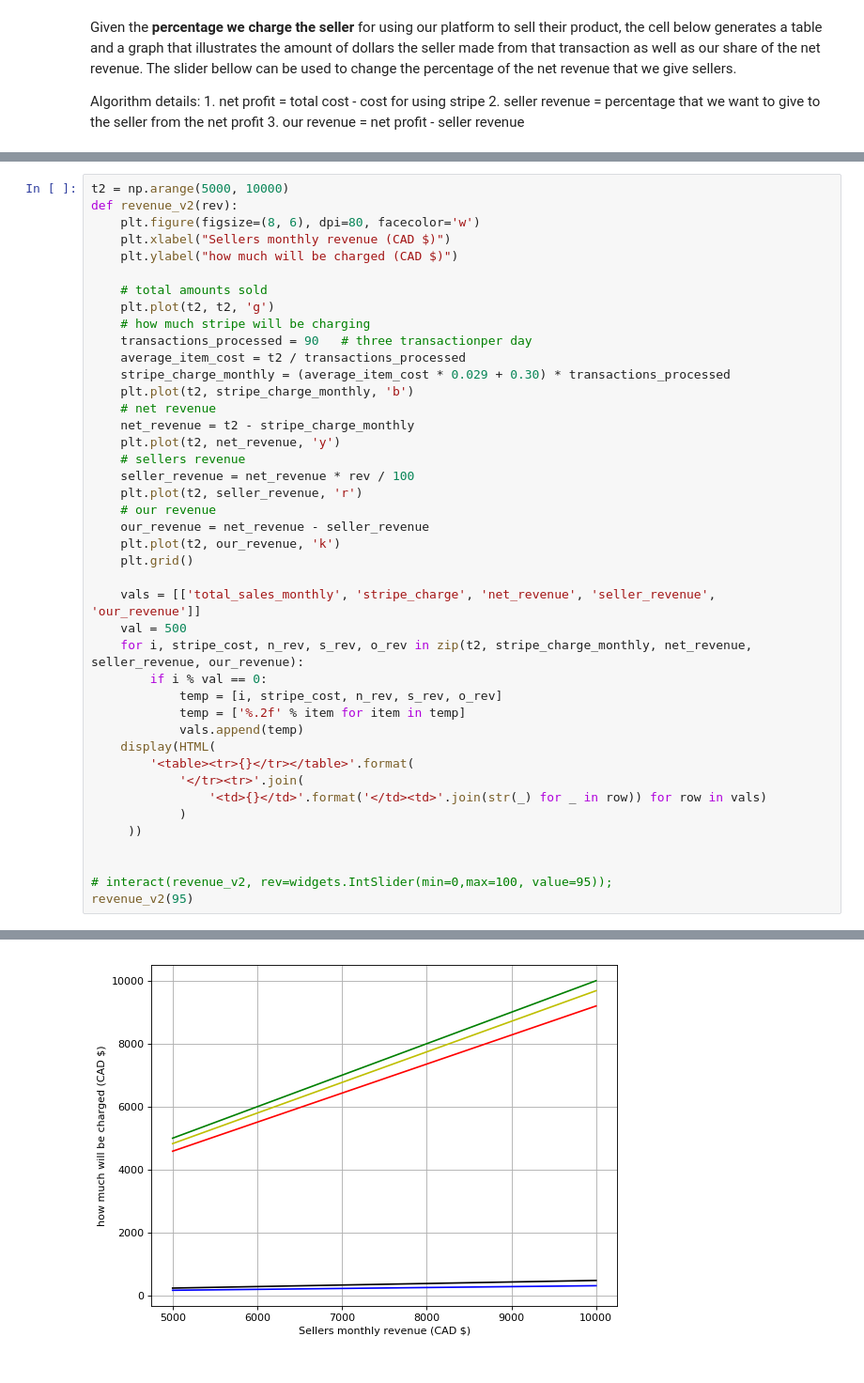
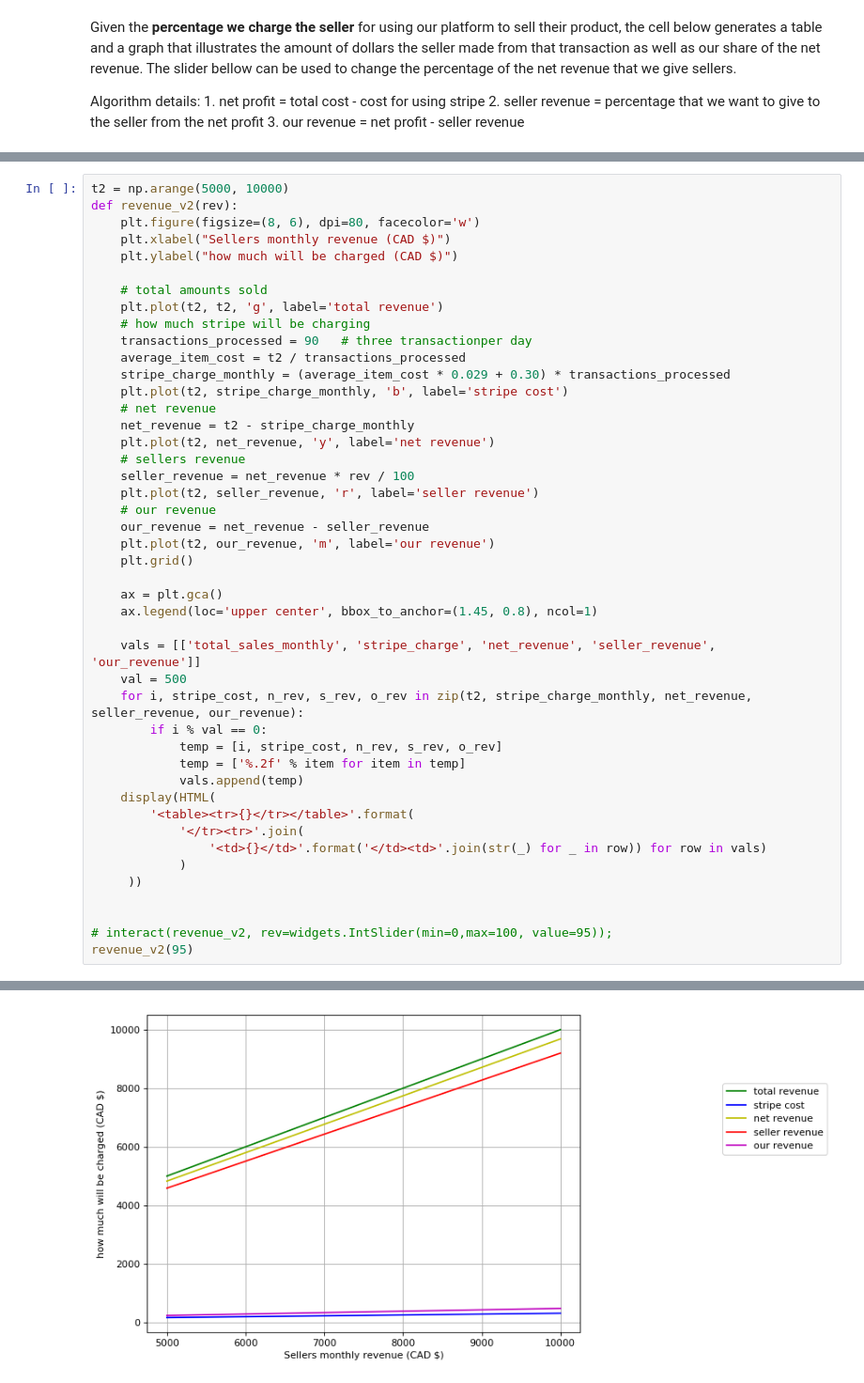
Before and after one commit to PraveenHarris/ALilVis4StripePricing, a Jupyter notebook: Pricing.ipynb, the cells around one changed output, grey strips where cells are left out. Shown at 94% size. Cells and saved outputs as stored; diff of their text form.

```diff
--- a/Pricing.ipynb
+++ b/Pricing.ipynb
@@ -93,50 +91,53 @@ def revenue_v2(rev):
     plt.ylabel("how much will be charged (CAD $)")
 
     # total amounts sold
-    plt.plot(t2, t2, 'g')
+    plt.plot(t2, t2, 'g', label='total revenue')
     # how much stripe will be charging
     transactions_processed = 90   # three transactionper day
     average_item_cost = t2 / transactions_processed
     stripe_charge_monthly = (average_item_cost * 0.029 + 0.30) * transactions_processed
-    plt.plot(t2, stripe_charge_monthly, 'b')
+    plt.plot(t2, stripe_charge_monthly, 'b', label='stripe cost')
     # net revenue
     net_revenue = t2 - stripe_charge_monthly
-    plt.plot(t2, net_revenue, 'y')
+    plt.plot(t2, net_revenue, 'y', label='net revenue')
     # sellers revenue
     seller_revenue = net_revenue * rev / 100
-    plt.plot(t2, seller_revenue, 'r')
+    plt.plot(t2, seller_revenue, 'r', label='seller revenue')
     # our revenue
     our_revenue = net_revenue - seller_revenue
-    plt.plot(t2, our_revenue, 'k')
+    plt.plot(t2, our_revenue, 'm', label='our revenue')
     plt.grid()
+
+    ax = plt.gca()
+    ax.legend(loc='upper center', bbox_to_anchor=(1.45, 0.8), ncol=1)
 
     vals = [['total_sales_monthly', 'stripe_charge', 'net_revenue', 'seller_revenue', 'our_revenue']]
     val = 500
     for i, stripe_cost, n_rev, s_rev, o_rev in zip(t2, stripe_charge_monthly, net_revenue, seller_revenue, our_revenue):
         if i % val == 0:
             temp = [i, stripe_cost, n_rev, s_rev, o_rev]
             temp = ['%.2f' % item for item in temp]
             vals.append(temp)
     display(HTML(
         '<table><tr>{}</tr></table>'.format(
             '</tr><tr>'.join(
                 '<td>{}</td>'.format('</td><td>'.join(str(_) for _ in row)) for row in vals)
             )
      ))
 
 
 # interact(revenue_v2, rev=widgets.IntSlider(min=0,max=100, value=95));
 revenue_v2(95)
 # %% [output]
 | total_sales_monthly | stripe_charge | net_revenue | seller_revenue | our_revenue |
 | 5000.00 | 172.00 | 4828.00 | 4586.60 | 241.40 |
 | 5500.00 | 186.50 | 5313.50 | 5047.82 | 265.68 |
 | 6000.00 | 201.00 | 5799.00 | 5509.05 | 289.95 |
 | 6500.00 | 215.50 | 6284.50 | 5970.27 | 314.23 |
 | 7000.00 | 230.00 | 6770.00 | 6431.50 | 338.50 |
 | 7500.00 | 244.50 | 7255.50 | 6892.73 | 362.77 |
 | 8000.00 | 259.00 | 7741.00 | 7353.95 | 387.05 |
 | 8500.00 | 273.50 | 8226.50 | 7815.18 | 411.32 |
 | 9000.00 | 288.00 | 8712.00 | 8276.40 | 435.60 |
 | 9500.00 | 302.50 | 9197.50 | 8737.62 | 459.88 |
-[figure, old version]
+[figure, new version]
```
Also changed, not shown: parts of 1 cell of this notebook.
